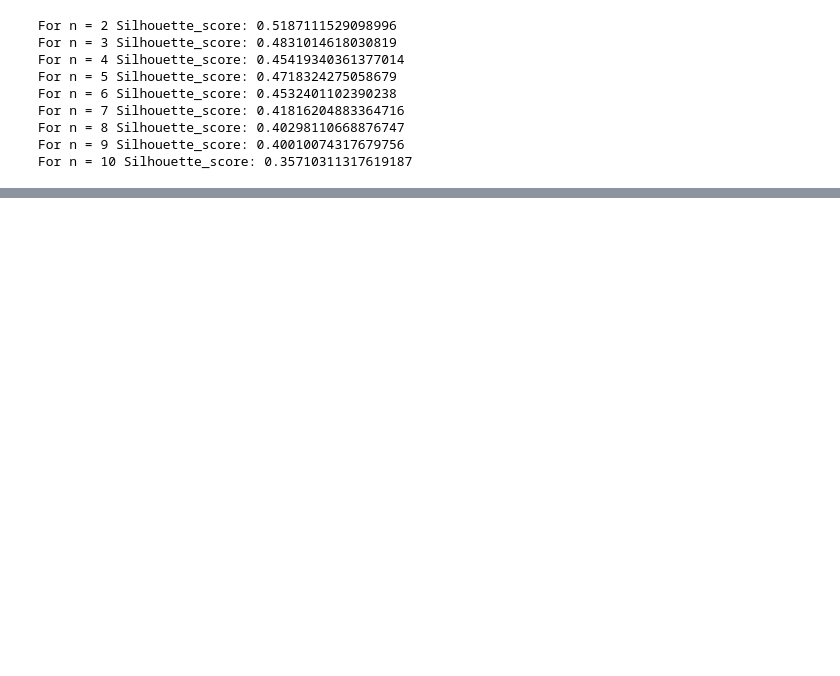
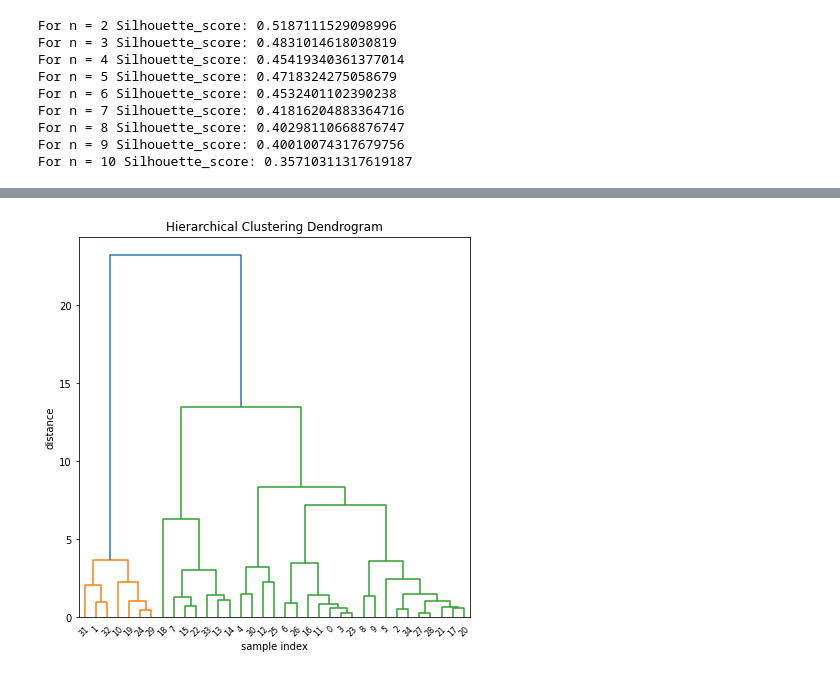
Before and after one commit to Esbrouffes/MLChall1, a Jupyter notebook: Challenge.ipynb, the cells around one changed output, grey strips where cells are left out. Drawn from its saved outputs; the diff is of its cells as text; code cells hidden in the pictures; blank space fills up the shorter version.

```diff
--- a/Challenge.ipynb
+++ b/Challenge.ipynb
@@ -178,3 +178,13 @@ for index,row in file.iterrows():
 m
 # %% [output]
 [interactive output not drawn]
+# %%
+#Now we are going to perform hierarchical clustering
+
+# We standardize the columns of interest
+new_temp_scaled=pd.DataFrame(scale(new_temp),columns=new_temp.columns,index=new_temp.index)  # scale(food) returns a numpy array, so use pd.Dataframe to reconstruct your dataframe
+
+
+# We apply hierarchical clustering with dissimilarity measure "ward"
+Z = linkage(new_temp_scaled, 'ward') # 'average' is the method used to compute the distance. Metric is "euclidian" by default
+print(Z)
@@ -180,0 +209,12 @@ m
+# %%
+# We represent the corresponding Dendrogram
+plt.figure(figsize=(7, 7))
+plt.title('Hierarchical Clustering Dendrogram')
+plt.xlabel('sample index')
+plt.ylabel('distance')
+dendrogram(
+    Z = linkage(new_temp_scaled, 'ward')
+)
+plt.show()
+# %% [output]
+[figure, added]
```
Also changed, not shown: parts of 1 cell of this notebook.
